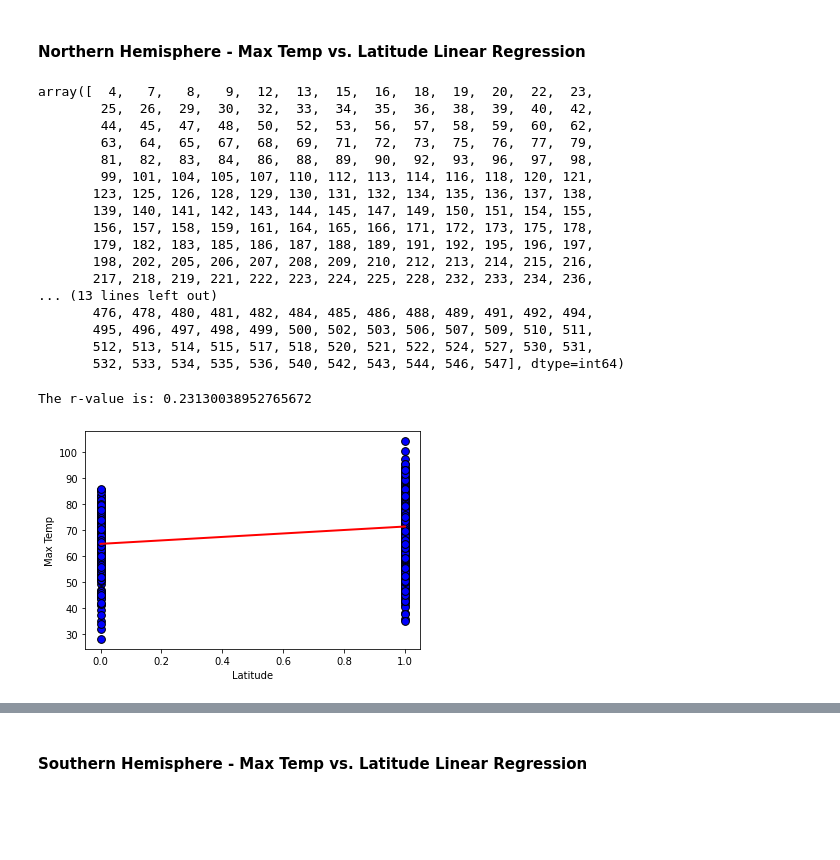
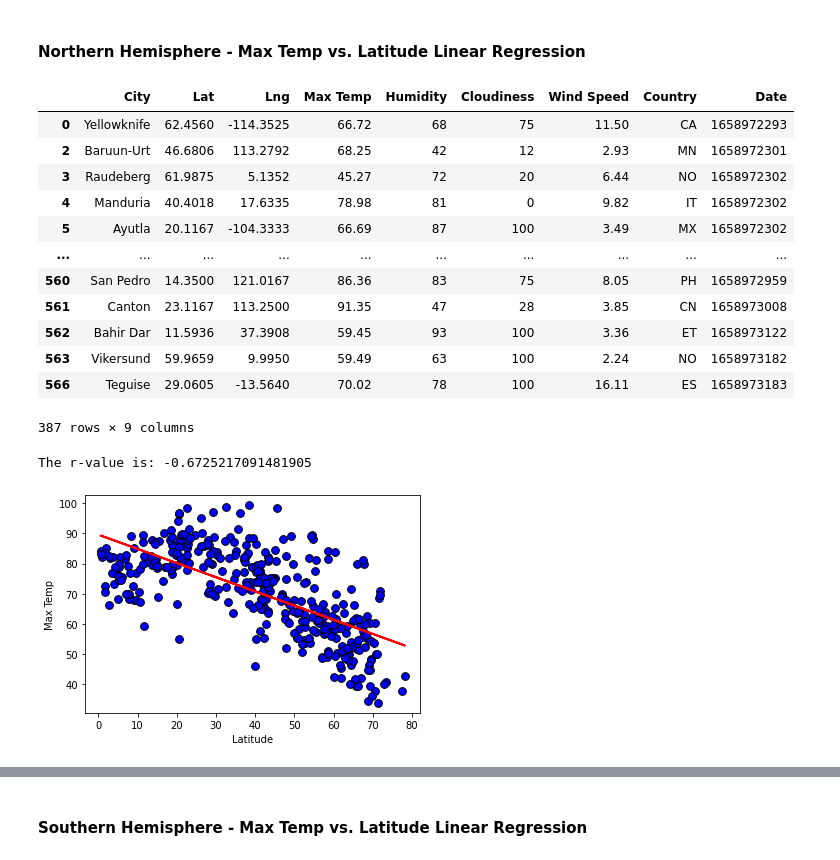
Before and after one commit to nina-padgett/python-api-challenge, a Jupyter notebook: WeatherPy.ipynb, the cells around one changed output, grey strips where cells are left out. Saved outputs shown, nothing was run; the diff lists cells and outputs as text; code cells hidden in the pictures; blank space fills up the shorter version.

```diff
--- a/WeatherPy.ipynb
+++ b/WeatherPy.ipynb
@@ -22,7 +22,7 @@ from scipy.stats import linregress
 
 # Import API key
 from api_keys import weather_api_key
-weather_api_key = "31956b2ede4a3c4f153a9f62517a8431"
+#weather_api_key = "31956b2ede4a3c4f153a9f62517a8431"
 
 # Incorporated citipy to determine city based on latitude and longitude
 from citipy import citipy
@@ -286,60 +281,55 @@ plt.show()
 ####  Northern Hemisphere - Max Temp vs. Latitude Linear Regression
 # %%
 # Find cities located in the Northern Hemisphere
-northern_hemisphere = city_data_df["Lat"]>0
-northern_hemisphere_cities = np.where(northern_hemisphere)[0]
-northern_hemisphere_cities
+northern_hemisphere_df = city_data_df.loc[(city_data_df["Lat"]>0)]
+northern_hemisphere_df
 # %% [output]
+|  | City | Lat | Lng | Max Temp | Humidity | Cloudiness | Wind Speed | Country | Date |
+| 0 | Yellowknife | 62.4560 | -114.3525 | 66.72 | 68 | 75 | 11.50 | CA | 1658972293 |
+| 2 | Baruun-Urt | 46.6806 | 113.2792 | 68.25 | 42 | 12 | 2.93 | MN | 1658972301 |
+| 3 | Raudeberg | 61.9875 | 5.1352 | 45.27 | 72 | 20 | 6.44 | NO | 1658972302 |
+| 4 | Manduria | 40.4018 | 17.6335 | 78.98 | 81 | 0 | 9.82 | IT | 1658972302 |
+| 5 | Ayutla | 20.1167 | -104.3333 | 66.69 | 87 | 100 | 3.49 | MX | 1658972302 |
+| ... | ... | ... | ... | ... | ... | ... | ... | ... | ... |
+| 560 | San Pedro | 14.3500 | 121.0167 | 86.36 | 83 | 75 | 8.05 | PH | 1658972959 |
+| 561 | Canton | 23.1167 | 113.2500 | 91.35 | 47 | 28 | 3.85 | CN | 1658973008 |
+| 562 | Bahir Dar | 11.5936 | 37.3908 | 59.45 | 93 | 100 | 3.36 | ET | 1658973122 |
+| 563 | Vikersund | 59.9659 | 9.9950 | 59.49 | 63 | 100 | 2.24 | NO | 1658973182 |
+| 566 | Teguise | 29.0605 | -13.5640 | 70.02 | 78 | 100 | 16.11 | ES | 1658973183 |
-array([  4,   7,   8,   9,  12,  13,  15,  16,  18,  19,  20,  22,  23,
-        25,  26,  29,  30,  32,  33,  34,  35,  36,  38,  39,  40,  42,
-        44,  45,  47,  48,  50,  52,  53,  56,  57,  58,  59,  60,  62,
-        63,  64,  65,  67,  68,  69,  71,  72,  73,  75,  76,  77,  79,
-        81,  82,  83,  84,  86,  88,  89,  90,  92,  93,  96,  97,  98,
-        99, 101, 104, 105, 107, 110, 112, 113, 114, 116, 118, 120, 121,
-       123, 125, 126, 128, 129, 130, 131, 132, 134, 135, 136, 137, 138,
-       139, 140, 141, 142, 143, 144, 145, 147, 149, 150, 151, 154, 155,
-       156, 157, 158, 159, 161, 164, 165, 166, 171, 172, 173, 175, 178,
-       179, 182, 183, 185, 186, 187, 188, 189, 191, 192, 195, 196, 197,
-       198, 202, 205, 206, 207, 208, 209, 210, 212, 213, 214, 215, 216,
-       217, 218, 219, 221, 222, 223, 224, 225, 228, 232, 233, 234, 236,
-... (13 lines left out)
-       476, 478, 480, 481, 482, 484, 485, 486, 488, 489, 491, 492, 494,
-       495, 496, 497, 498, 499, 500, 502, 503, 506, 507, 509, 510, 511,
-       512, 513, 514, 515, 517, 518, 520, 521, 522, 524, 527, 530, 531,
-       532, 533, 534, 535, 536, 540, 542, 543, 544, 546, 547], dtype=int64)
+387 rows × 9 columns
 # %%
-# Northern Hemisphere: Build scatter plot with linear regression line
+# Northern Hemisphere - Mex Temp vs. Latitude Linear Regression
 plt.figure(figsize=(6,4))
-x_values = city_data_df["Lat"]>0
-y_values = city_data_df["Max Temp"]
+x_values = northern_hemisphere_df["Lat"]
+y_values = northern_hemisphere_df["Max Temp"]
 
 # Perform a linear regression on Max Temp vs. latitude
 (slope, intercept, rvalue, pvalue, stderr) = linregress(x_values, y_values)
 
 # Regression values
 regress_values = x_values * slope + intercept
 
 # Create line equation string
 line_equation = "y = " + str(round(slope,2)) + "x + " + str(round(intercept,2))
 
 # Create plot
 plt.scatter(x_values, y_values, marker="o", color="blue", s=[60], edgecolors="black")
 plt.plot(x_values, regress_values,"red", linewidth=2)
 
 # Additional graph properties
+plt.xlabel("Latitude", fontsize=10, color="black")
 plt.ylabel("Max Temp", fontsize=10, color="black")
-plt.xlabel("Latitude", fontsize=10, color="black")
-plt.annotate(line_equation,(15,8.000000e+04), fontsize=10, color="red")
-plt.ticklabel_format(style="plain")
+#plt.annotate(line_equation,(15,8.000000e+04), fontsize=10, color="red")
+#plt.ticklabel_format(style="plain")
 
 # Print r-squared value:
 print(f"The r-value is: {rvalue}")
 
 # Save the figure:
 # plt.savefig('output_data/Bedrooms vs. Price.png')
 
 # Show plot:
 plt.show()
 # %% [output]
-The r-value is: 0.23130038952765672
+The r-value is: -0.6725217091481905
-[figure, old version]
+[figure, new version]
```
Also changed, not shown: parts of 25 cells of this notebook, 1 other file.
